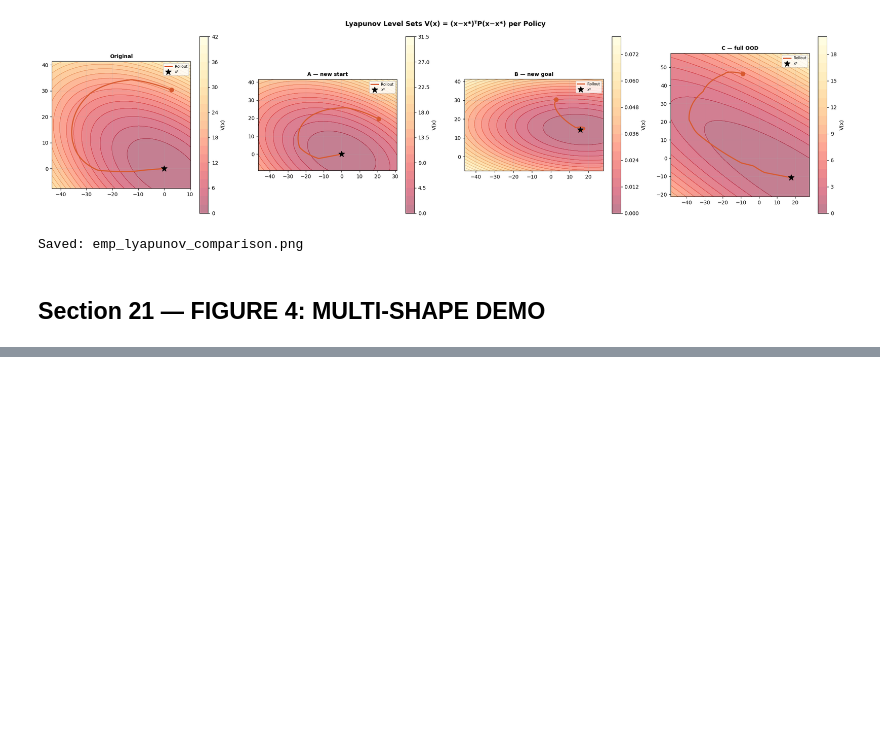
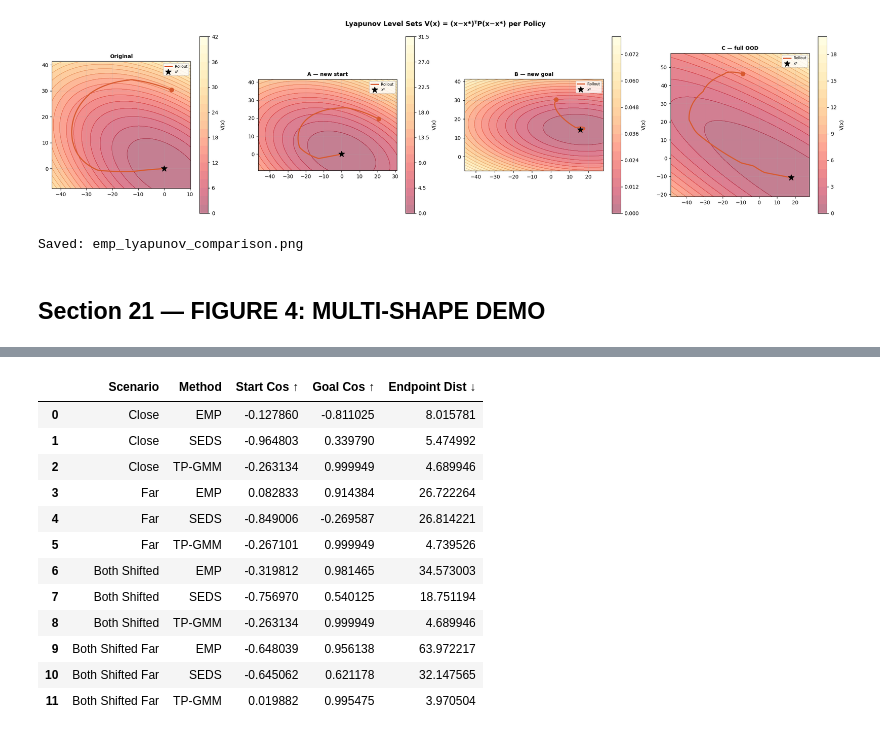
Before and after one commit to rayaanoidPrime/CP321_Imitation_Learning, a Jupyter notebook: project/notebooks/emp_lasa.ipynb, the cells around one changed output, grey strips where cells are left out. Saved outputs shown, nothing was run; the diff lists cells and outputs as text; code cells hidden in the pictures; blank space fills up the shorter version.

```diff
--- a/project/notebooks/emp_lasa.ipynb
+++ b/project/notebooks/emp_lasa.ipynb
@@ -1059,0 +1640,57 @@ print("Saved: emp_multi_shape.png")
+# %%
+# =========================
+# METRICS ACROSS SCENARIOS
+# =========================
+
+rows = []
+
+for name, sc in scenarios.items():
+
+    # EMP
+    emp_policy = adapt_emp(
+        sc["start"], sc["goal"],
+        joints0, L_mat, Delta0,
+        frames0, priors_,
+        X, Xdot
+    )
+
+    traj_emp_sc = rollout(
+        sc["start"],
+        emp_policy["means"],
+        emp_policy["covs"],
+        emp_policy["priors"],
+        emp_policy["A_vals"],
+        emp_policy["x_star"]
+    )
+
+    traj_seds_sc = seds.rollout(sc["start"])
+    traj_tpgmm_sc = run_tpgmm(tpgmm_model, pos)
+
+    m_emp = compute_metrics(traj_emp_sc, pos)
+    m_seds = compute_metrics(traj_seds_sc, pos)
+    m_tpgmm = compute_metrics(traj_tpgmm_sc, pos)
+
+    rows.append([name, "EMP", *m_emp.values()])
+    rows.append([name, "SEDS", *m_seds.values()])
+    rows.append([name, "TP-GMM", *m_tpgmm.values()])
+
+df_all = pd.DataFrame(
+    rows,
+    columns=["Scenario", "Method", "Start Cos ↑", "Goal Cos ↑", "Endpoint Dist ↓"]
+)
+
+df_all
+# %% [output]
+|  | Scenario | Method | Start Cos ↑ | Goal Cos ↑ | Endpoint Dist ↓ |
+| 0 | Close | EMP | -0.127860 | -0.811025 | 8.015781 |
+| 1 | Close | SEDS | -0.964803 | 0.339790 | 5.474992 |
+| 2 | Close | TP-GMM | -0.263134 | 0.999949 | 4.689946 |
+| 3 | Far | EMP | 0.082833 | 0.914384 | 26.722264 |
+| 4 | Far | SEDS | -0.849006 | -0.269587 | 26.814221 |
+| 5 | Far | TP-GMM | -0.267101 | 0.999949 | 4.739526 |
+| 6 | Both Shifted | EMP | -0.319812 | 0.981465 | 34.573003 |
+| 7 | Both Shifted | SEDS | -0.756970 | 0.540125 | 18.751194 |
+| 8 | Both Shifted | TP-GMM | -0.263134 | 0.999949 | 4.689946 |
+| 9 | Both Shifted Far | EMP | -0.648039 | 0.956138 | 63.972217 |
+| 10 | Both Shifted Far | SEDS | -0.645062 | 0.621178 | 32.147565 |
+| 11 | Both Shifted Far | TP-GMM | 0.019882 | 0.995475 | 3.970504 |
```
Also changed, not shown: parts of 15 cells of this notebook.
